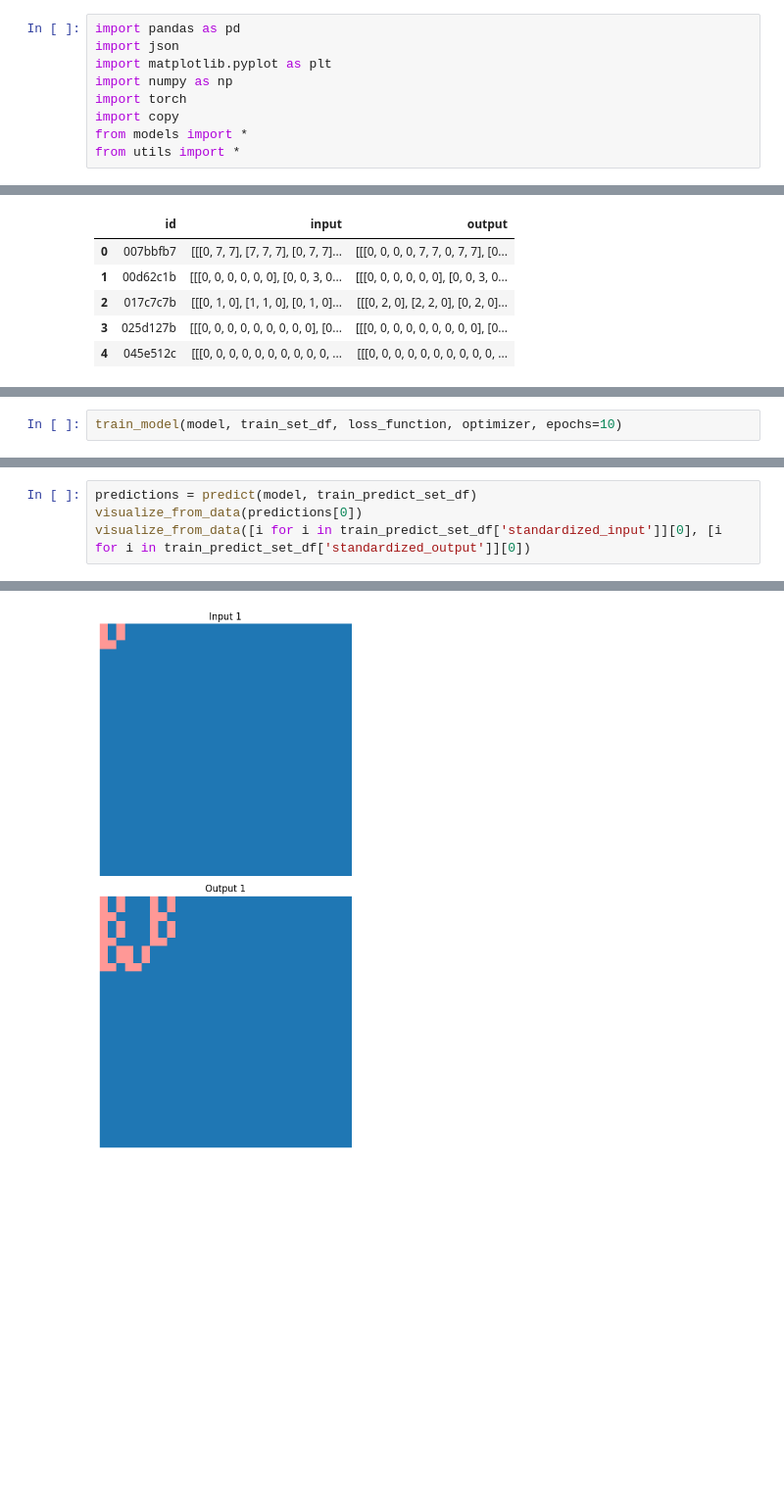
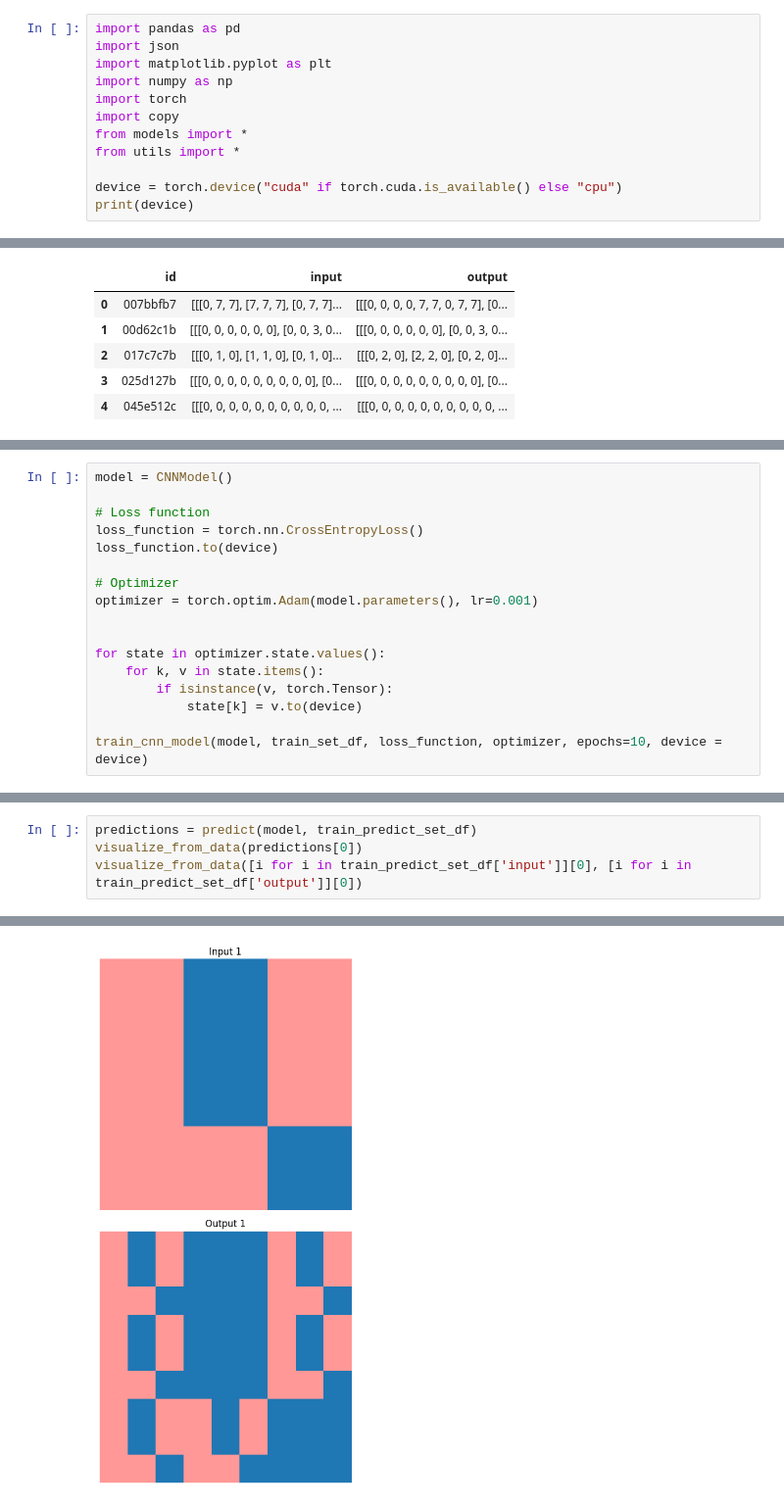
Before and after one commit to anishfish2/arc-ai, a Jupyter notebook: main.ipynb, the cells around one changed output, grey strips where cells are left out. Shown at 98% size. Saved outputs shown, nothing was run; the diff lists cells and outputs as text; blank space fills up the shorter version.

Commit message:
Before completing finalized data processing

```diff
--- a/main.ipynb
+++ b/main.ipynb
@@ -7,3 +7,6 @@ import torch
 import copy
 from models import *
 from utils import *
+
+device = torch.device("cuda" if torch.cuda.is_available() else "cpu")
+print(device)
@@ -209,2 +189,0 @@ def train_model(model, train_data, loss_function, optimizer, epochs=10):
-# %%
-train_model(model, train_set_df, loss_function, optimizer, epochs=10)
@@ -232,0 +246,17 @@ print(len(train_predict_set_df['standardized_input'][0][0][0]))
+# %%
+model = CNNModel()
+
+# Loss function
+loss_function = torch.nn.CrossEntropyLoss()
+loss_function.to(device)
+
+# Optimizer
+optimizer = torch.optim.Adam(model.parameters(), lr=0.001)
+
+
+for state in optimizer.state.values():
+    for k, v in state.items():
+        if isinstance(v, torch.Tensor):
+            state[k] = v.to(device)
+
+train_cnn_model(model, train_set_df, loss_function, optimizer, epochs=10, device = device)
@@ -238,7 +299,7 @@ Accuracy: 74.3875
 # %%
 predictions = predict(model, train_predict_set_df)
 visualize_from_data(predictions[0])
-visualize_from_data([i for i in train_predict_set_df['standardized_input']][0], [i for i in train_predict_set_df['standardized_output']][0])
+visualize_from_data([i for i in train_predict_set_df['input']][0], [i for i in train_predict_set_df['output']][0])
 # %% [output]
 [figure]
-[figure, old version]
+[figure, new version]
```
Also changed, not shown: parts of 11 cells of this notebook, 2 other files.
